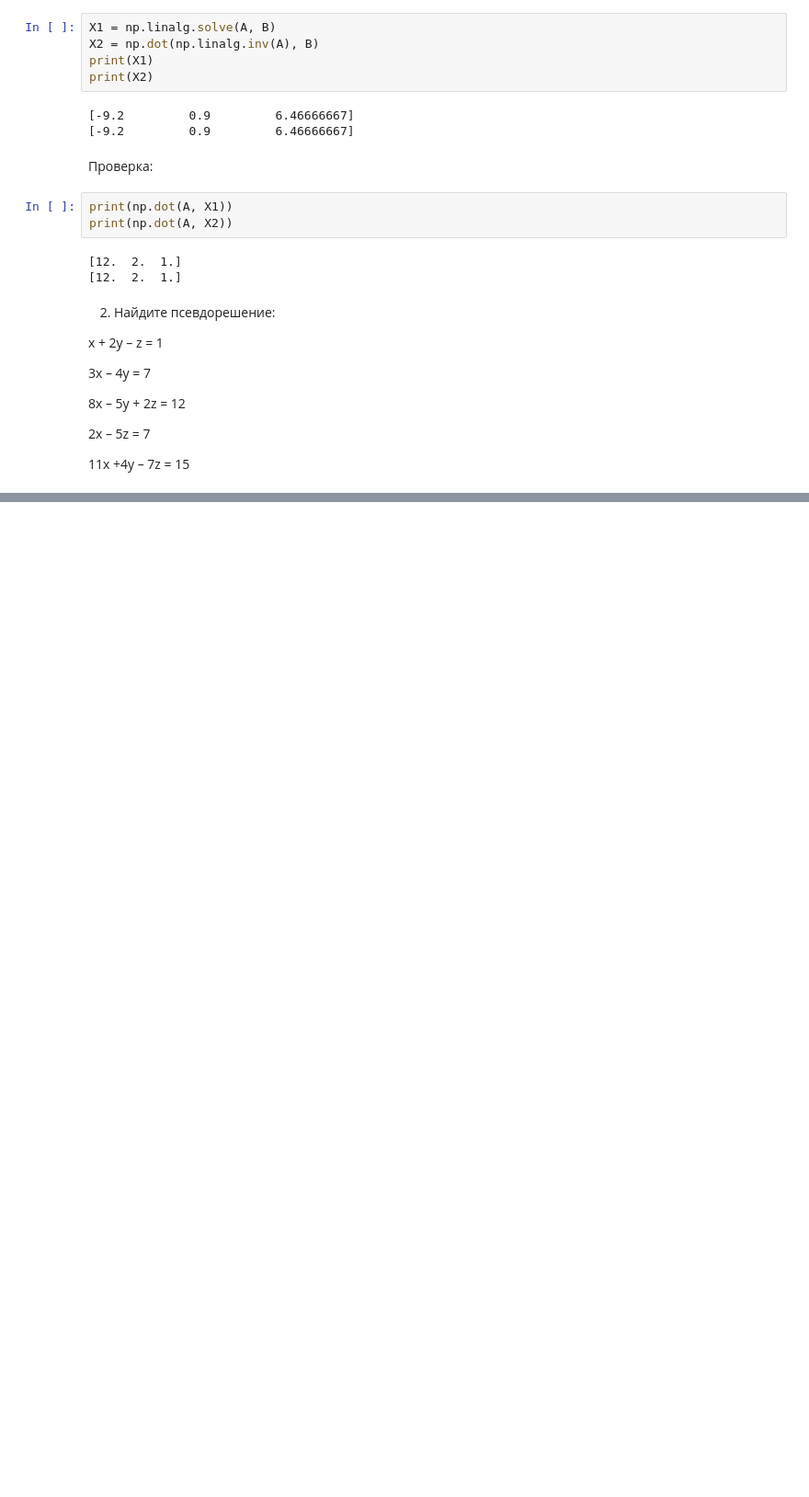
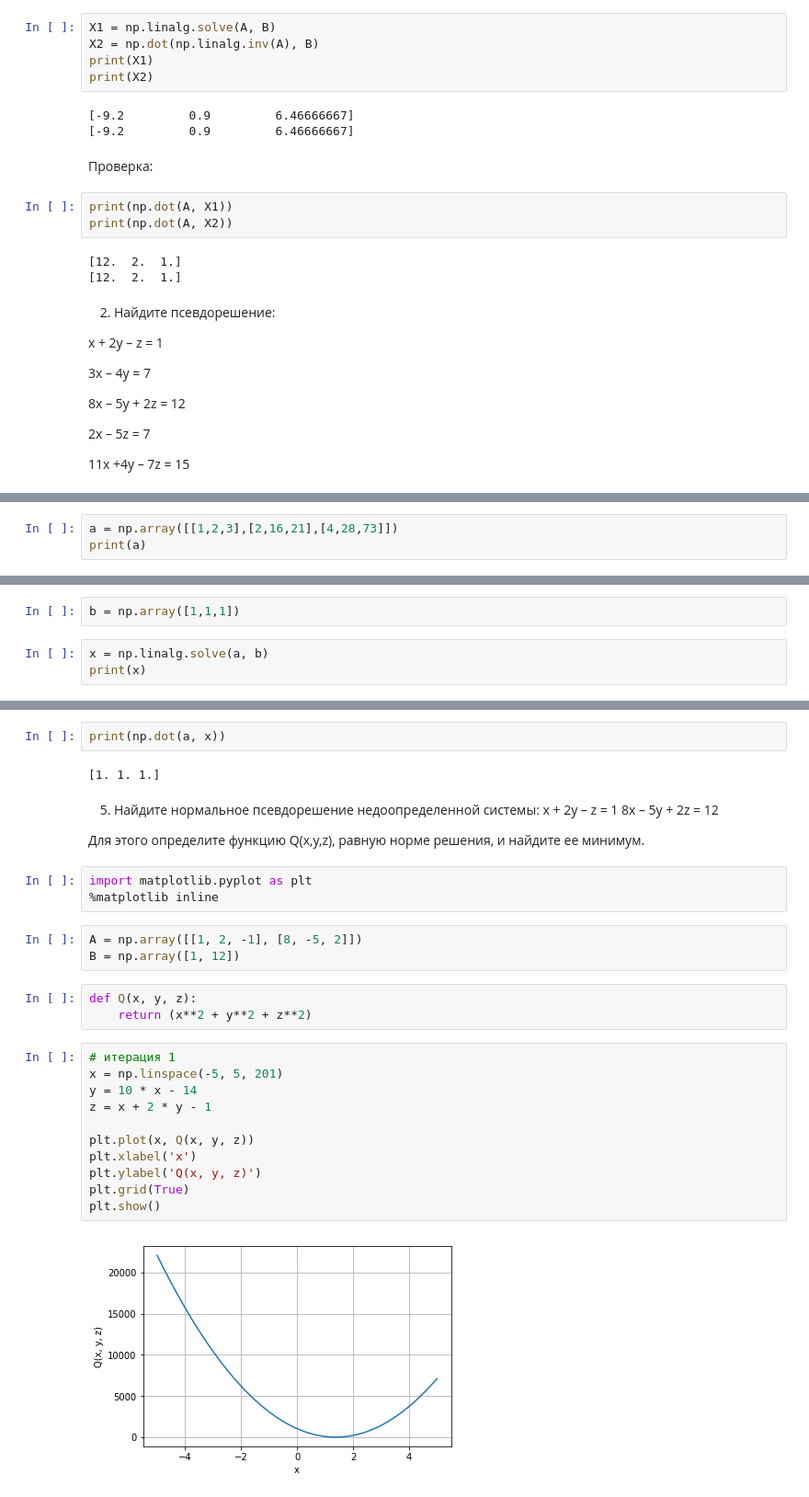
Before and after one commit to MoriMorou/GB_Python, a Jupyter notebook: HW_Lesson_6_SLE.ipynb, the cells around one changed output, grey strips where cells are left out. Shown at 92% size. Drawn from its saved outputs; the diff is of its cells as text; blank space fills up the shorter version.

```diff
--- a/HW_Lesson_6_SLE.ipynb
+++ b/HW_Lesson_6_SLE.ipynb
@@ -58,0 +179,3 @@ x + 2y – z = 1
+# %%
+a = np.array([[1,2,3],[2,16,21],[4,28,73]])
+print(a)
@@ -58,0 +224,5 @@ x + 2y – z = 1
+# %%
+b = np.array([1,1,1])
+# %%
+x = np.linalg.solve(a, b)
+print(x)
@@ -58,0 +236,32 @@ x + 2y – z = 1
+# %%
+print(np.dot(a, x))
+# %% [output]
+[1. 1. 1.]
+# %% [markdown]
+5. Найдите нормальное псевдорешение недоопределенной системы:
+x + 2y – z = 1
+8x – 5y + 2z = 12
+
+Для этого определите функцию Q(x,y,z), равную норме решения, и найдите ее минимум.
+# %%
+import matplotlib.pyplot as plt
+%matplotlib inline
+# %%
+A = np.array([[1, 2, -1], [8, -5, 2]])
+B = np.array([1, 12])
+# %%
+def Q(x, y, z):
+    return (x**2 + y**2 + z**2)
+# %%
+# итерация 1
+x = np.linspace(-5, 5, 201)
+y = 10 * x - 14
+z = x + 2 * y - 1
+
+plt.plot(x, Q(x, y, z))
+plt.xlabel('x')
+plt.ylabel('Q(x, y, z)')
+plt.grid(True)
+plt.show()
+# %% [output]
+[figure, added]
```
Also changed, not shown: parts of 32 cells of this notebook.
